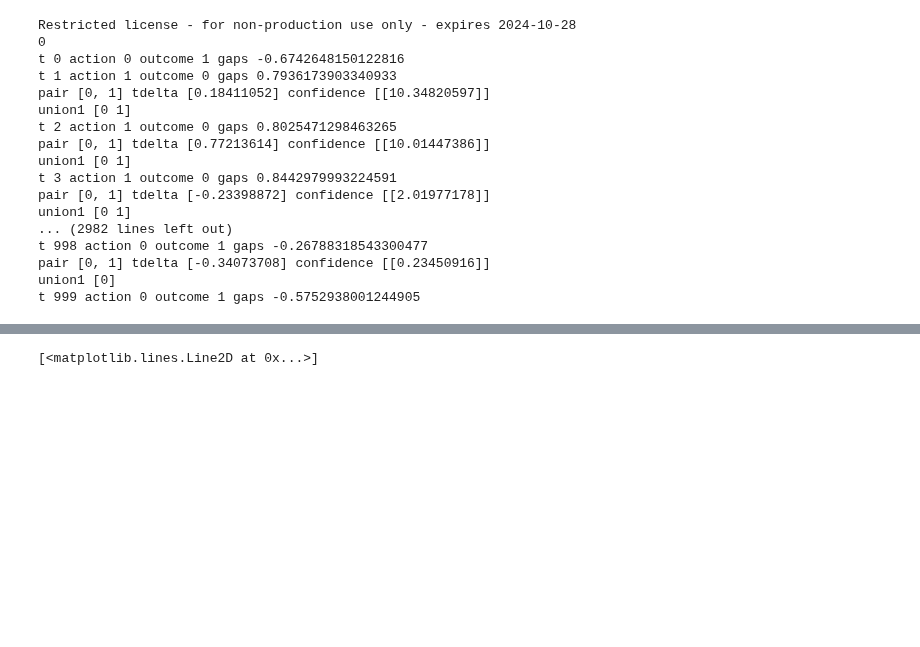
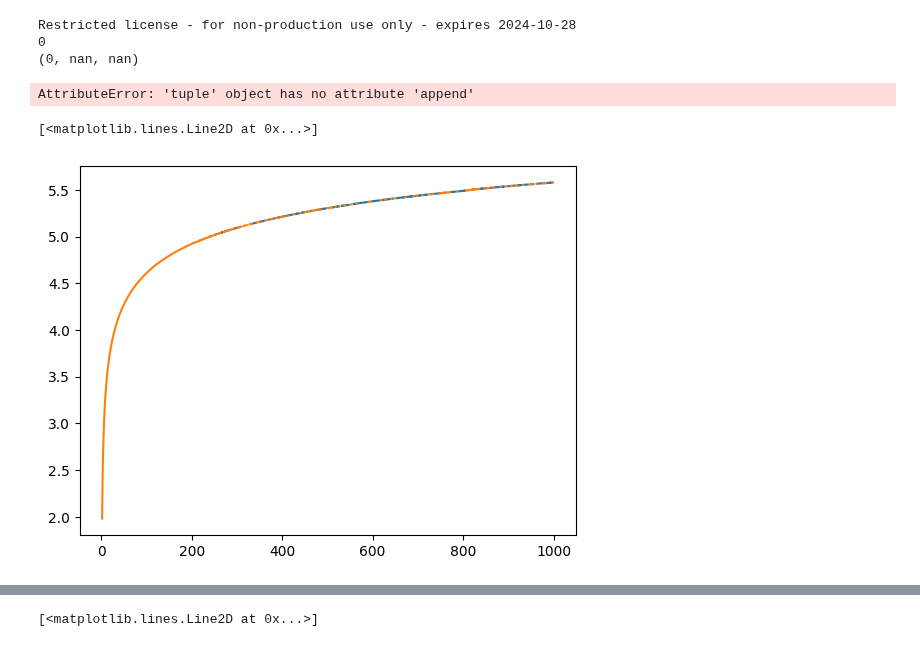
Before and after one commit to MaxHeuillet/neuralCBPside, a Jupyter notebook: benchmark_neural.ipynb, the cells around one changed output, grey strips where cells are left out. Cells and saved outputs as stored; diff of their text form; code cells hidden in the pictures; blank space fills up the shorter version.

```diff
--- a/benchmark_neural.ipynb
+++ b/benchmark_neural.ipynb
@@ -116,6 +118,7 @@ import numpy as np
 import geometry_v3
 import cbpside
 
+np.random.seed(1)
 
 horizon = 1000
 lbd = 0.1
@@ -130,31 +133,29 @@ context_generator = synthetic_data.SinusoidContexts( w,'imbalanced' )
 # w = np.array([0,1])
 # context_generator = ToyContexts()
 
-# alg = neuralcbpside_v3.NeuralCBPside(game, 'theory', 1.01, lbd, 5, 'cuda:0' )
-# eval2 = Evaluation(None, None, None, horizon, game, None, None)
-# job2 = context_generator, 0
-# cumRegret4, estimates = eval2.eval_policy_once(alg, game, job2)
+alg = neuralcbpside_v3.NeuralCBPside(game, 'theory', 1.01, lbd, 5, 'cuda:0' )
+eval2 = Evaluation(None, None, None, horizon, game, None, None)
+job2 = context_generator, 0
+cumRegret4, history = eval2.eval_policy_once(alg, game, job2)
 
-alg = cbpside.CBPside( game,  1.01, lbd )
-eval1 = Evaluation(None, None, None, horizon, game, None, None)
-job1 = context_generator, 0
-cumRegret1, estimates = eval1.eval_policy_once(alg, game, job1)
+# alg = cbpside.CBPside( game,  1.01, lbd )
+# eval1 = Evaluation(None, None, None, horizon, game, None, None)
+# job1 = context_generator, 0
+# cumRegret1, estimates = eval1.eval_policy_once(alg, game, job1)
 # %% [output]
 Restricted license - for non-production use only - expires 2024-10-28
 0
-t 0 action 0 outcome 1 gaps -0.6742648150122816
-t 1 action 1 outcome 0 gaps 0.7936173903340933
-pair [0, 1] tdelta [0.18411052] confidence [[10.34820597]]
-union1 [0 1]
-t 2 action 1 outcome 0 gaps 0.8025471298463265
-pair [0, 1] tdelta [0.77213614] confidence [[10.01447386]]
-union1 [0 1]
-t 3 action 1 outcome 0 gaps 0.8442979993224591
-pair [0, 1] tdelta [-0.23398872] confidence [[2.01977178]]
-union1 [0 1]
-... (2982 lines left out)
-t 998 action 0 outcome 1 gaps -0.26788318543300477
-pair [0, 1] tdelta [-0.34073708] confidence [[0.23450916]]
-union1 [0]
-t 999 action 0 outcome 1 gaps -0.5752938001244905
+(0, nan, nan)
+AttributeError: 'tuple' object has no attribute 'append'
+# %%
+action0 = [ np.nan if history[i][0] == 1 else history[i][1] for i in range(len(history))]
+action0 = [ i if type(i) == float or type(i) == int else i[0] for i in action0 ]
+action1 = [ np.nan if history[i][0] == 0 else history[i][1] for i in range(len(history))]
+action1 = [ i[0] if type(i) == np.ndarray else i for i in action1 ]
+
+plt.plot( range(horizon) , action0, label = 'action 0' )
+plt.plot( range(horizon) , action1, label = 'action 1' )
+# %% [output]
+[<matplotlib.lines.Line2D at 0x...>]
+[figure, added]
 # %%
```
Also changed, not shown: parts of 5 cells of this notebook, 3 other files.
